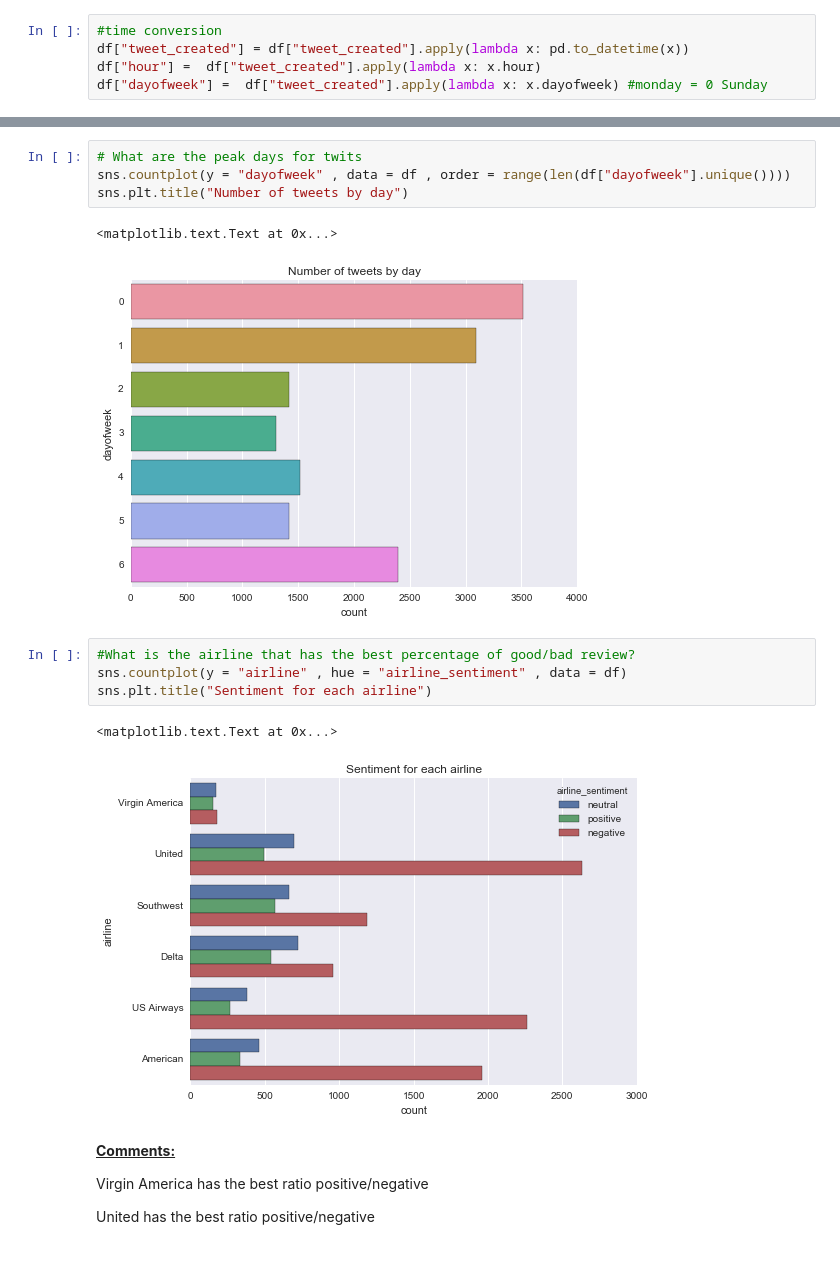
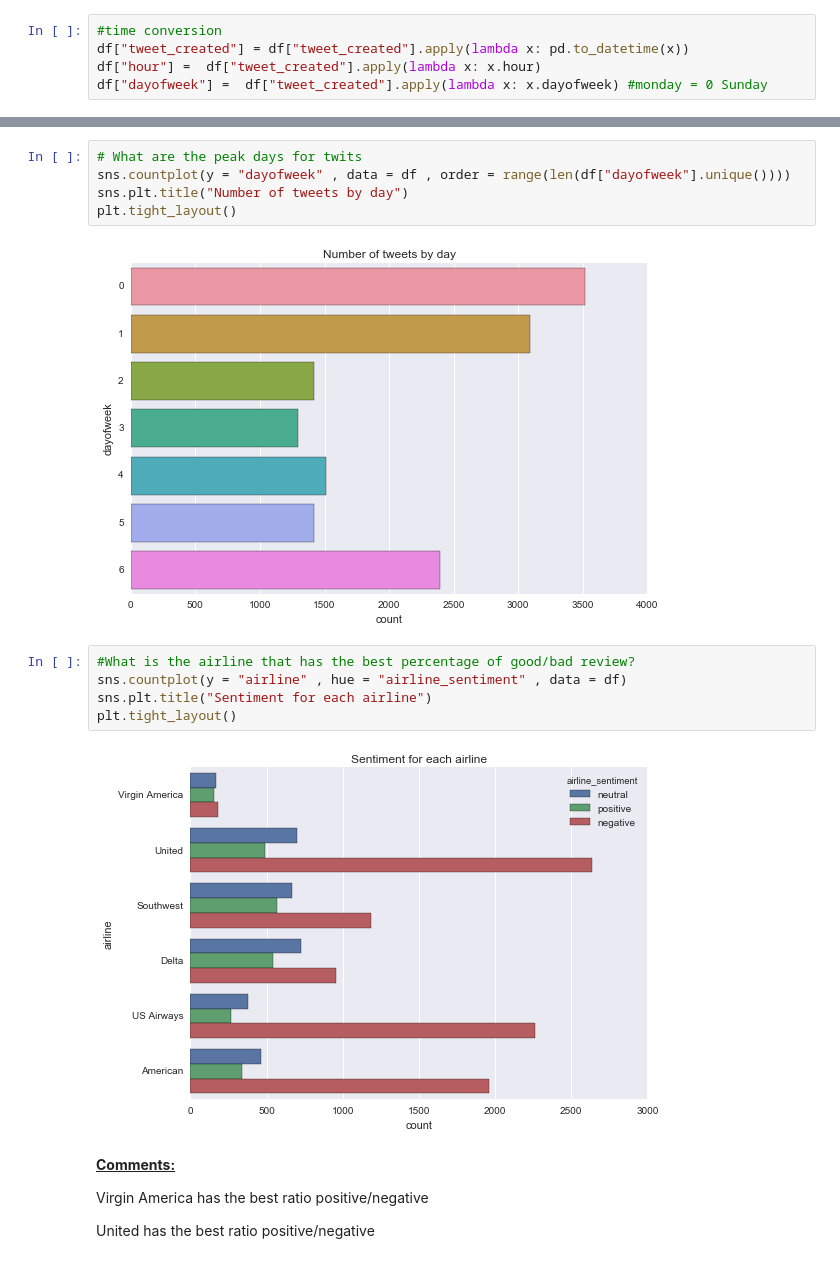
Before and after one commit to NathanBerrebbi5/Kaggle-Scripts, a Jupyter notebook: Airlines/Twitter.Airline.ipynb, the cells around one changed output, grey strips where cells are left out. Saved outputs shown, nothing was run; the diff lists cells and outputs as text.

```diff
--- a/Airlines/Twitter.Airline.ipynb
+++ b/Airlines/Twitter.Airline.ipynb
@@ -59,17 +64,17 @@ sns.plt.title("Number of tweets by hour")
 # %%
 # What are the peak days for twits
 sns.countplot(y = "dayofweek" , data = df , order = range(len(df["dayofweek"].unique())))
 sns.plt.title("Number of tweets by day")
+plt.tight_layout()
 # %% [output]
-<matplotlib.text.Text at 0x...>
-[figure, old version]
+[figure, new version]
 # %%
 #What is the airline that has the best percentage of good/bad review?
 sns.countplot(y = "airline" , hue = "airline_sentiment" , data = df)
 sns.plt.title("Sentiment for each airline")
+plt.tight_layout()
 # %% [output]
-<matplotlib.text.Text at 0x...>
-[figure, old version]
+[figure, new version]
 # %% [markdown]
 <b><u>Comments:</u><b>
 <p> Virgin America has the best ratio positive/negative </p>
```
Also changed, not shown: parts of 13 cells of this notebook.
